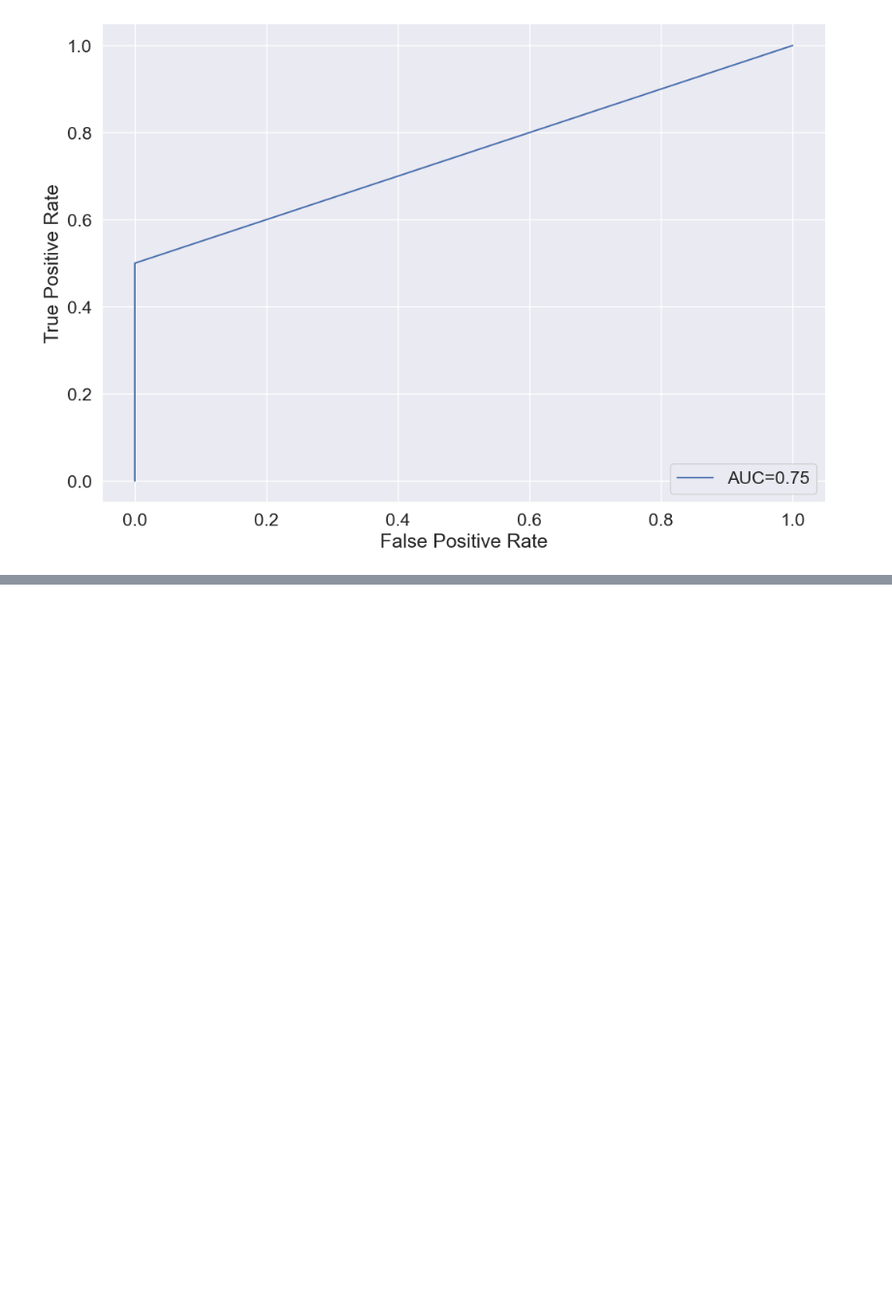
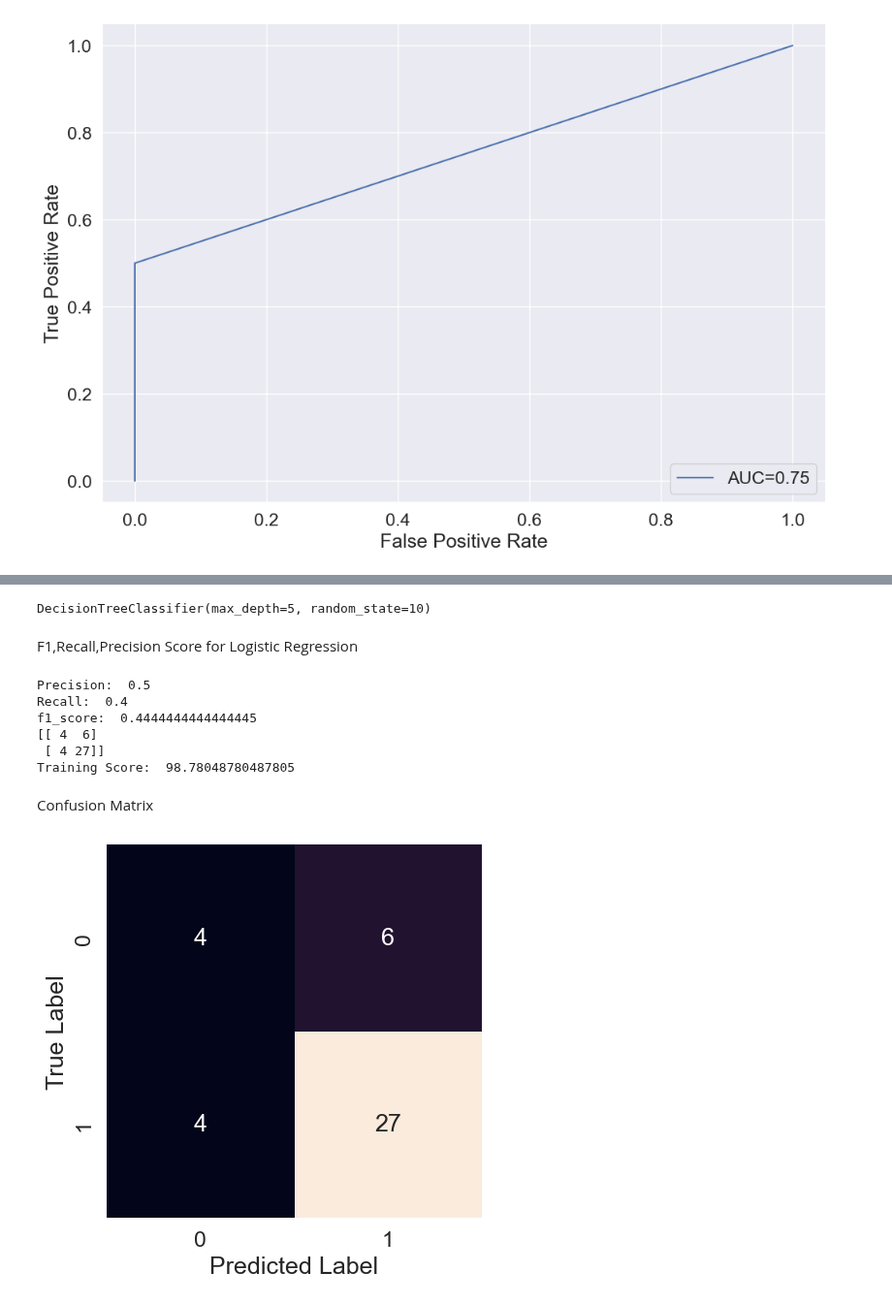
Before and after one commit to n8fury/MVP_Predictor-T20_Mens_Worldcup_2022, a Jupyter notebook: Notebooks/models.ipynb, the cells around one changed output, grey strips where cells are left out. Shown at 97% size. Drawn from its saved outputs; the diff is of its cells as text; code cells hidden in the pictures; blank space fills up the shorter version.

Commit message:
implemented Decision Tree Classifier

```diff
--- a/Notebooks/models.ipynb
+++ b/Notebooks/models.ipynb
@@ -317,0 +320,30 @@ plt.show()
+# %%
+from sklearn.tree import DecisionTreeClassifier
+dtree = DecisionTreeClassifier(max_depth=5, random_state=10)
+
+dtree.fit(x_train_scaled, y_train)
+# %% [output]
+DecisionTreeClassifier(max_depth=5, random_state=10)
+# %%
+y_pred_dt=dtree.predict(x_test_scaled)
+# %% [markdown]
+F1,Recall,Precision Score for Logistic Regression
+# %%
+print('Precision: ',precision_score(y_test, y_pred_dt))
+print('Recall: ',recall_score(y_test, y_pred_dt))
+print('f1_score: ',f1_score(y_test,y_pred_dt))
+print(confusion_matrix(y_test,y_pred_dt, labels=(1,0)))
+print("Training Score: ",dtree.score(x_train_scaled,y_train)*100)
+# %% [output]
+Precision:  0.5
+Recall:  0.4
+f1_score:  0.4444444444444445
+[[ 4  6]
+ [ 4 27]]
+Training Score:  98.78048780487805
+# %% [markdown]
+Confusion Matrix
+# %%
+conf_matrix(y_test,y_pred_dt)
+# %% [output]
+[figure, added]
```
Also changed, not shown: parts of 7 cells of this notebook.
